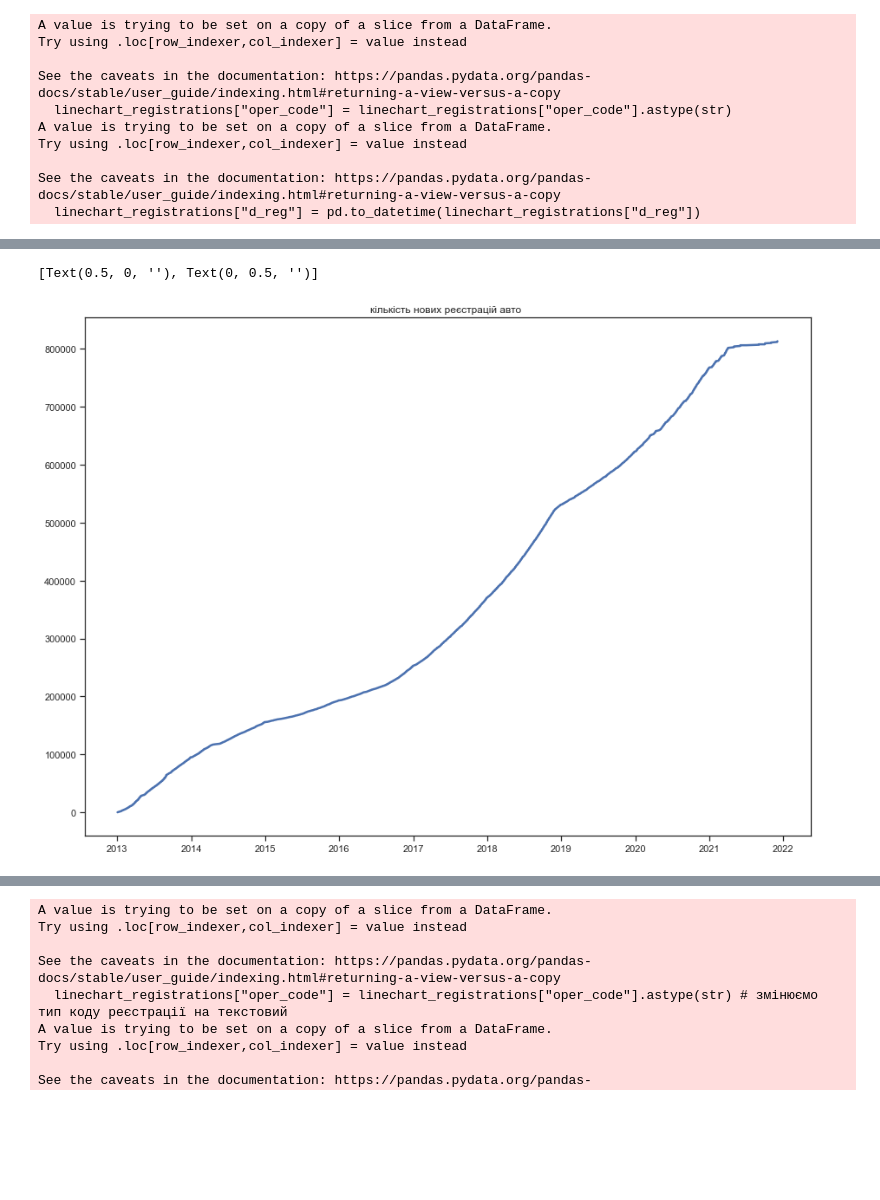
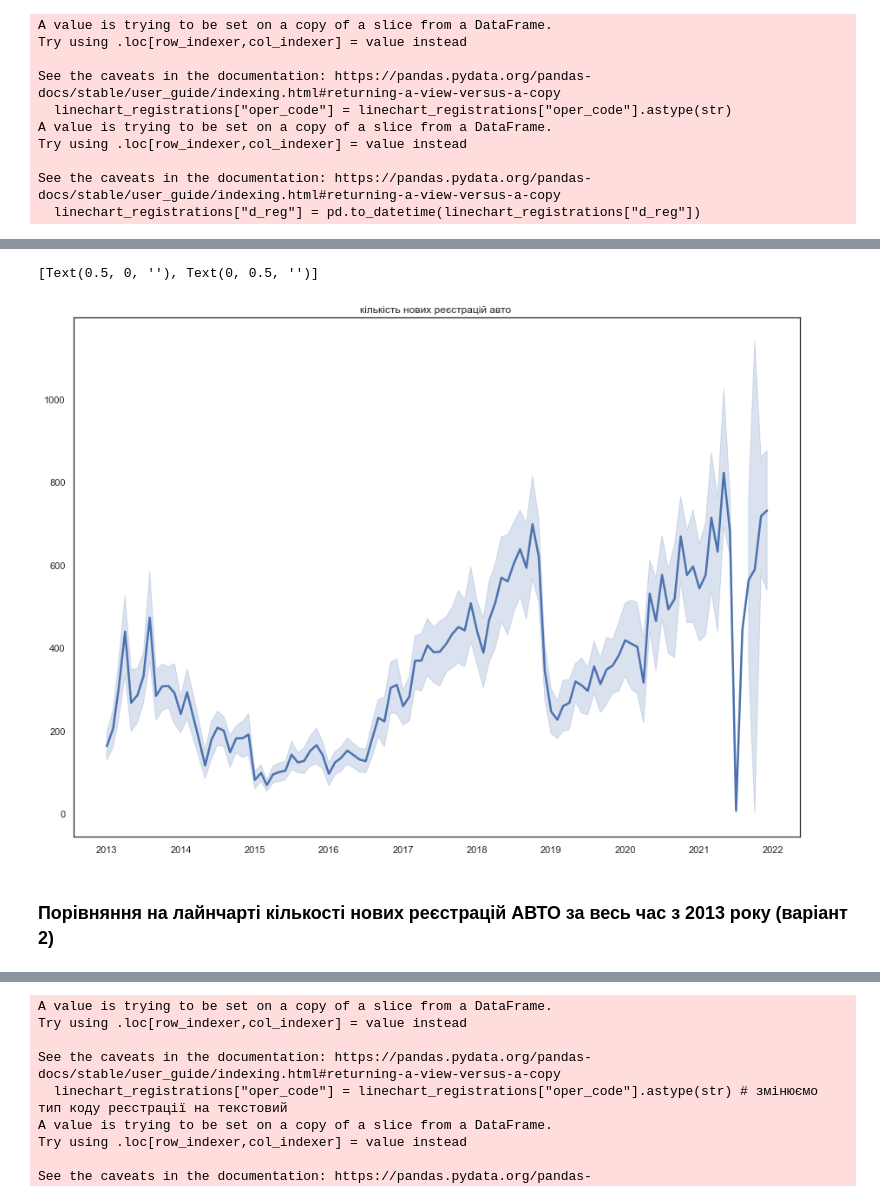
Before and after one commit to HubashovD/cars_data_analysis, a Jupyter notebook: notebook.ipynb, the cells around one changed output, grey strips where cells are left out. Saved outputs shown, nothing was run; the diff lists cells and outputs as text; code cells hidden in the pictures; blank space fills up the shorter version.

```diff
--- a/notebook.ipynb
+++ b/notebook.ipynb
@@ -286,5 +367,4 @@ data.to_csv("data_normalize.csv")
 ## Підвантажуємо "чистий" набір із даними
 # %%
 # Завантажуємо дані із файлу
-data = pd.read_csv("data_normalize.csv", low_memory = False)
-data.head()
+data = pd.read_csv("data_normalize.csv")
@@ -426,6 +568,6 @@ KeyboardInterrupt:
 # %%
 brand_splited = pd.read_excel("brand_splited.xlsx")
 brand_splited = brand_splited[["brand", "brand_new"]]
-#brand_splited = brand_splited.set_index("brand_name 1")
+brand_splited = brand_splited.set_index("brand")
 brand_splited
 # %% [output]
@@ -574,7 +704,7 @@ linechart_registrations = linechart_registrations.loc[
     linechart_registrations["kind"] == "ЛЕГКОВИЙ"] # вибираємо тип автомобіля
 
 linechart_registrations = pd.pivot_table(linechart_registrations, index = "d_reg",aggfunc="count" )
-linechart_registrations['cum_sum'] = linechart_registrations['brand_new'].cumsum()
+#linechart_registrations['cum_sum'] = linechart_registrations['brand_new'].cumsum()
 linechart_registrations.reset_index(inplace = True)
 # %% [output]
 A value is trying to be set on a copy of a slice from a DataFrame.
@@ -587,3 +717,8 @@ Try using .loc[row_indexer,col_indexer] = value instead
 
 See the caveats in the documentation: https://pandas.pydata.org/pandas-docs/stable/user_guide/indexing.html#returning-a-view-versus-a-copy
   linechart_registrations["d_reg"] = pd.to_datetime(linechart_registrations["d_reg"])
+# %%
+# агрегуємо інформацію по місяцях
+linechart_registrations["y_m"] = pd.to_datetime(linechart_registrations["d_reg"]).dt.strftime("%Y-%m")
+linechart_registrations["y_m"] = pd.to_datetime(linechart_registrations["y_m"])
+linechart_registrations
@@ -590,7 +739,9 @@ See the caveats in the documentation: https://pandas.pydata.org/pandas-docs/stab
 # %%
-lines = sns.lineplot(data=linechart_registrations, x = "d_reg", y = "cum_sum", linewidth=2.5)
+lines = sns.lineplot(data=linechart_registrations, x = "y_m", y = "brand_new", linewidth=2.5)
 lines.set(title = "кількість нових реєстрацій авто ")
 lines.set(xlabel ='', ylabel='')
 # %% [output]
 [Text(0.5, 0, ''), Text(0, 0.5, '')]
-[figure, old version]
+[figure, new version]
+# %% [markdown]
+### Порівняння на лайнчарті кількості __нових__ реєстрацій АВТО за весь час з 2013 року (варіант 2)
```
Also changed, not shown: parts of 58 cells of this notebook, 4 other files.
